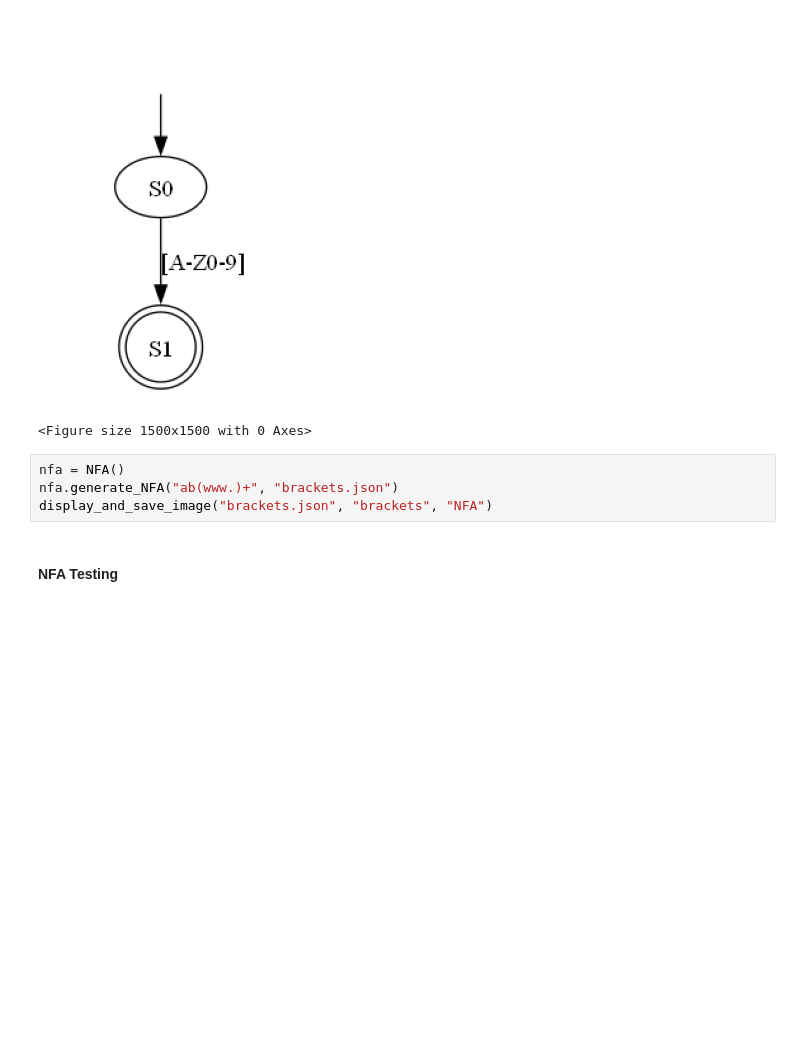
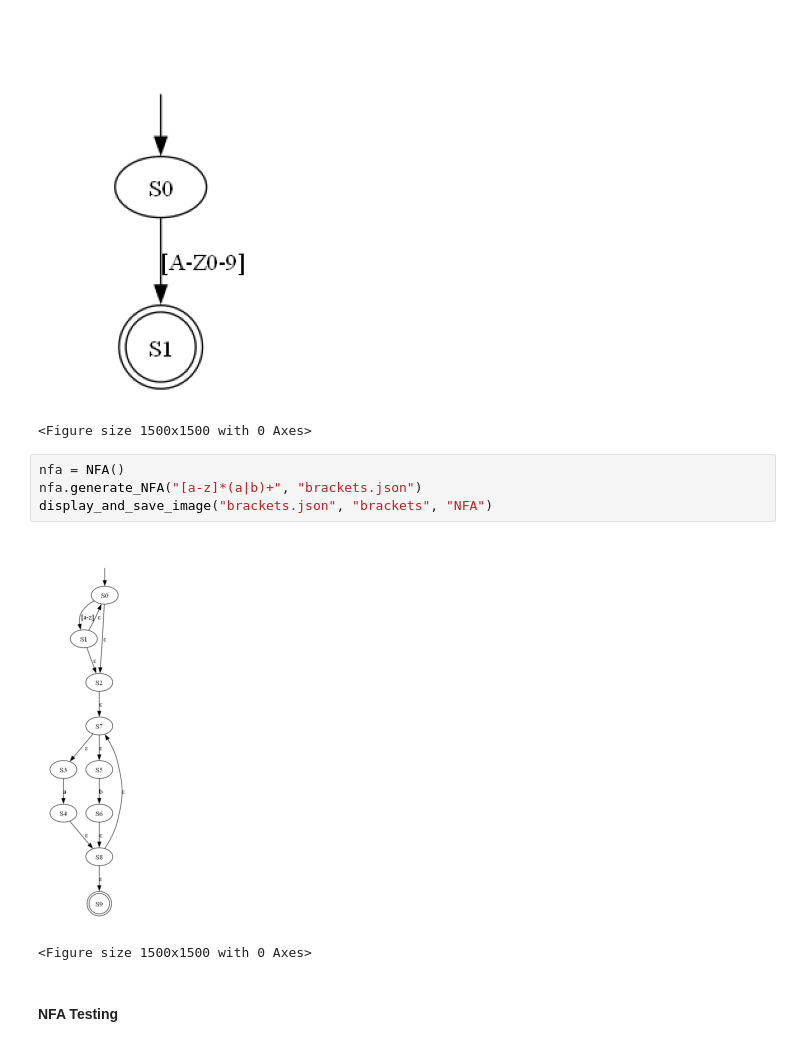
Before and after one commit to MohamedHAmin/NFA-DFA-cmd-generator, a Jupyter notebook: assignment_1.ipynb, the cells around one changed output. Drawn from its saved outputs; the diff is of its cells as text; blank space fills up the shorter version.

```diff
--- a/assignment_1.ipynb
+++ b/assignment_1.ipynb
@@ -390,8 +389,11 @@ display_and_save_image("range.json", "range", "NFA")
 <Figure size 1500x1500 with 0 Axes>
 # %%
 nfa = NFA()
-nfa.generate_NFA("ab(www.)+", "brackets.json")
+nfa.generate_NFA("[a-z]*(a|b)+", "brackets.json")
 display_and_save_image("brackets.json", "brackets", "NFA")
+# %% [output]
+[figure, added]
+<Figure size 1500x1500 with 0 Axes>
 # %% [markdown]
 #### NFA Testing
 # %%
```
Also changed, not shown: parts of 7 cells of this notebook, 9 other files.
